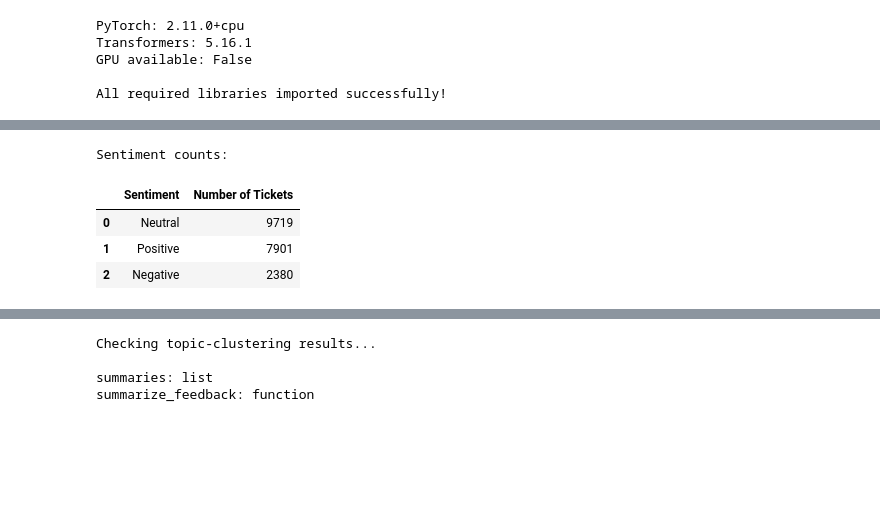
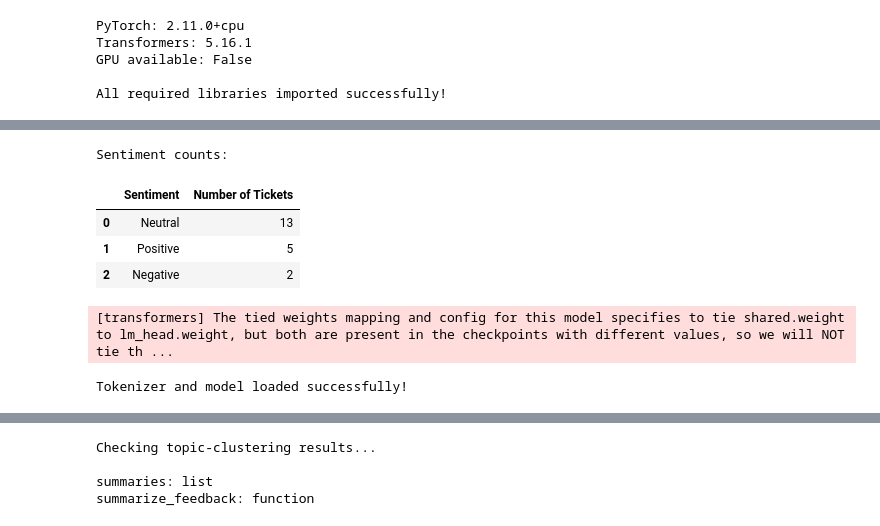
Before and after one commit to Do-star-bot/ADevops, a Jupyter notebook: research-paper1.ipynb, the cells around one changed output, grey strips where cells are left out. Drawn from its saved outputs; the diff is of its cells as text; code cells hidden in the pictures; blank space fills up the shorter version.

```diff
--- a/research-paper1.ipynb
+++ b/research-paper1.ipynb
@@ -241,0 +269,7 @@ All required libraries imported successfully!
+# %%
+df_sample = df.head(20).copy()
+
+df_sample["Sample_ID"] = range(1, len(df_sample) + 1)
+
+print("Sample created:", df_sample.shape)
+display(df_sample.head())
@@ -242,20 +438,29 @@ All required libraries imported successfully!
 # %%
+
 import torch
 from transformers import AutoTokenizer, AutoModelForSeq2SeqLM
 
-MODEL_NAME = "google/flan-t5-small"
+# Updated model name
+MODEL_NAME = "google/flan-t5-base"
 
 # Load tokenizer
-tokenizer = AutoTokenizer.from_pretrained(MODEL_NAME)
+tokenizer = AutoTokenizer.from_pretrained(
+    MODEL_NAME,
+    force_download=False
+)
 
 # Load pretrained language model
-model = AutoModelForSeq2SeqLM.from_pretrained(MODEL_NAME)
+model = AutoModelForSeq2SeqLM.from_pretrained(
+    MODEL_NAME
+)
 
-# Use GPU if available; otherwise use CPU
+# Select device
 device = "cuda" if torch.cuda.is_available() else "cpu"
 model = model.to(device)
 
+# Display details
 print("Model loaded successfully!")
-print("Model:", MODEL_NAME)
+print("Model name:", MODEL_NAME)
+print("Model architecture:", model.config.architectures)
 print("Device:", device)
 # %% [output]
@@ -391,0 +474,9 @@ Extracted topics:
+# %%
+# Select 20 customer support tickets
+df_sample = df.head(20).copy()
+
+# Add sample IDs
+df_sample["Sample_ID"] = range(1, len(df_sample) + 1)
+
+print("Sample created:", df_sample.shape)
+display(df_sample.head())
@@ -648,11 +696,11 @@ def get_sentiment(text):
     else:
         return "Neutral"
 
-df_clean["Sentiment"] = df_clean["Ticket_Description"].apply(get_sentiment)
+df_sample["Sentiment"] = df_sample["Ticket_Description"].apply(get_sentiment)
 
 # Count sentiment categories
 sentiment_counts = (
-    df_clean["Sentiment"]
+    df_sample["Sentiment"]
     .value_counts()
     .rename_axis("Sentiment")
     .reset_index(name="Number of Tickets")
@@ -662,36 +710,49 @@ sentiment_counts = (
 fig = px.pie(
     sentiment_counts,
     names="Sentiment",
     values="Number of Tickets",
     title="Customer Feedback Sentiment Distribution",
     hole=0.45,
     color="Sentiment",
     color_discrete_map={
         "Positive": "#22C55E",
         "Neutral": "#64748B",
         "Negative": "#EF4444"
     },
     template="plotly_white"
 )
 
 fig.update_traces(
     textposition="inside",
     textinfo="label+percent",
     hovertemplate="%{label}<br>Tickets: %{value}<br>Share: %{percent}<extra></extra>"
 )
 
 fig.update_layout(title_x=0.5)
 fig.show()
 
 print("Sentiment counts:")
 display(sentiment_counts)
 # %% [output]
 [interactive output not drawn]
 Sentiment counts:
 |  | Sentiment | Number of Tickets |
-| 0 | Neutral | 9719 |
-| 1 | Positive | 7901 |
-| 2 | Negative | 2380 |
+| 0 | Neutral | 13 |
+| 1 | Positive | 5 |
+| 2 | Negative | 2 |
+# %%
+from transformers import AutoTokenizer, AutoModelForSeq2SeqLM
+
+model_name = "google/flan-t5-base"
+
+tokenizer = AutoTokenizer.from_pretrained(model_name)
+
+model = AutoModelForSeq2SeqLM.from_pretrained(model_name)
+
+print("Tokenizer and model loaded successfully!")
+# %% [output]
+[transformers] The tied weights mapping and config for this model specifies to tie shared.weight to lm_head.weight, but both are present in the checkpoints with different values, so we will NOT tie th ...
+Tokenizer and model loaded successfully!
 # %%
 import plotly.express as px
 import pandas as pd
```
Also changed, not shown: parts of 24 cells of this notebook.
